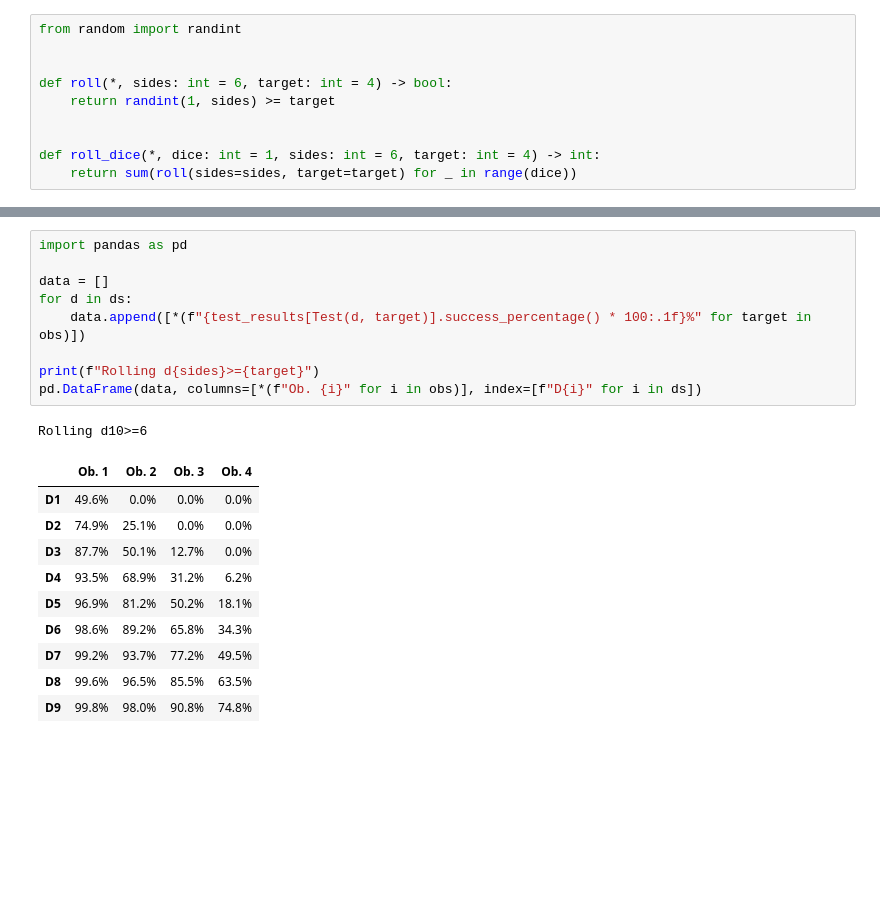
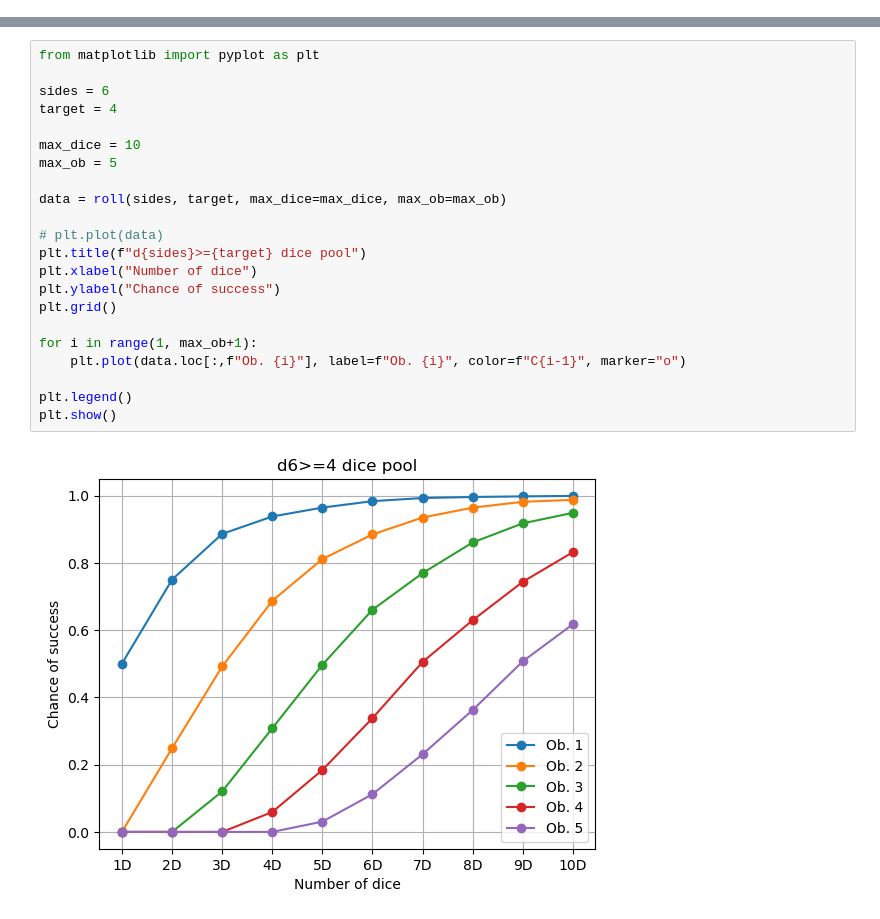
Before and after one commit to xremming/notebook, a Jupyter notebook: dicepool.ipynb, the cells around one changed output, grey strips where cells are left out. Saved outputs shown, nothing was run; the diff lists cells and outputs as text; blank space fills up the shorter version.

```diff
--- a/dicepool.ipynb
+++ b/dicepool.ipynb
@@ -1,11 +1 @@
-# %%
-from random import randint
-
-
-def roll(*, sides: int = 6, target: int = 4) -> bool:
-    return randint(1, sides) >= target
-
-
-def roll_dice(*, dice: int = 1, sides: int = 6, target: int = 4) -> int:
-    return sum(roll(sides=sides, target=target) for _ in range(dice))
 # %%
@@ -54,21 +50,24 @@ for d in ds:
-# %%
-import pandas as pd
-
-data = []
-for d in ds:
-    data.append([*(f"{test_results[Test(d, target)].success_percentage() * 100:.1f}%" for target in obs)])
-
-print(f"Rolling d{sides}>={target}")
-pd.DataFrame(data, columns=[*(f"Ob. {i}" for i in obs)], index=[f"D{i}" for i in ds])
-# %% [output]
-Rolling d10>=6
-|  | Ob. 1 | Ob. 2 | Ob. 3 | Ob. 4 |
-| D1 | 49.6% | 0.0% | 0.0% | 0.0% |
-| D2 | 74.9% | 25.1% | 0.0% | 0.0% |
-| D3 | 87.7% | 50.1% | 12.7% | 0.0% |
-| D4 | 93.5% | 68.9% | 31.2% | 6.2% |
-| D5 | 96.9% | 81.2% | 50.2% | 18.1% |
-| D6 | 98.6% | 89.2% | 65.8% | 34.3% |
-| D7 | 99.2% | 93.7% | 77.2% | 49.5% |
-| D8 | 99.6% | 96.5% | 85.5% | 63.5% |
-| D9 | 99.8% | 98.0% | 90.8% | 74.8% |
+# %%
+from matplotlib import pyplot as plt
+
+sides = 6
+target = 4
+
+max_dice = 10
+max_ob = 5
+
+data = roll(sides, target, max_dice=max_dice, max_ob=max_ob)
+
+# plt.plot(data)
+plt.title(f"d{sides}>={target} dice pool")
+plt.xlabel("Number of dice")
+plt.ylabel("Chance of success")
+plt.grid()
+
+for i in range(1, max_ob+1):
+    plt.plot(data.loc[:,f"Ob. {i}"], label=f"Ob. {i}", color=f"C{i-1}", marker="o")
+
+plt.legend()
+plt.show()
+# %% [output]
+[figure, added]
```
Also changed, not shown: parts of 1 cell of this notebook, 2 other files.
